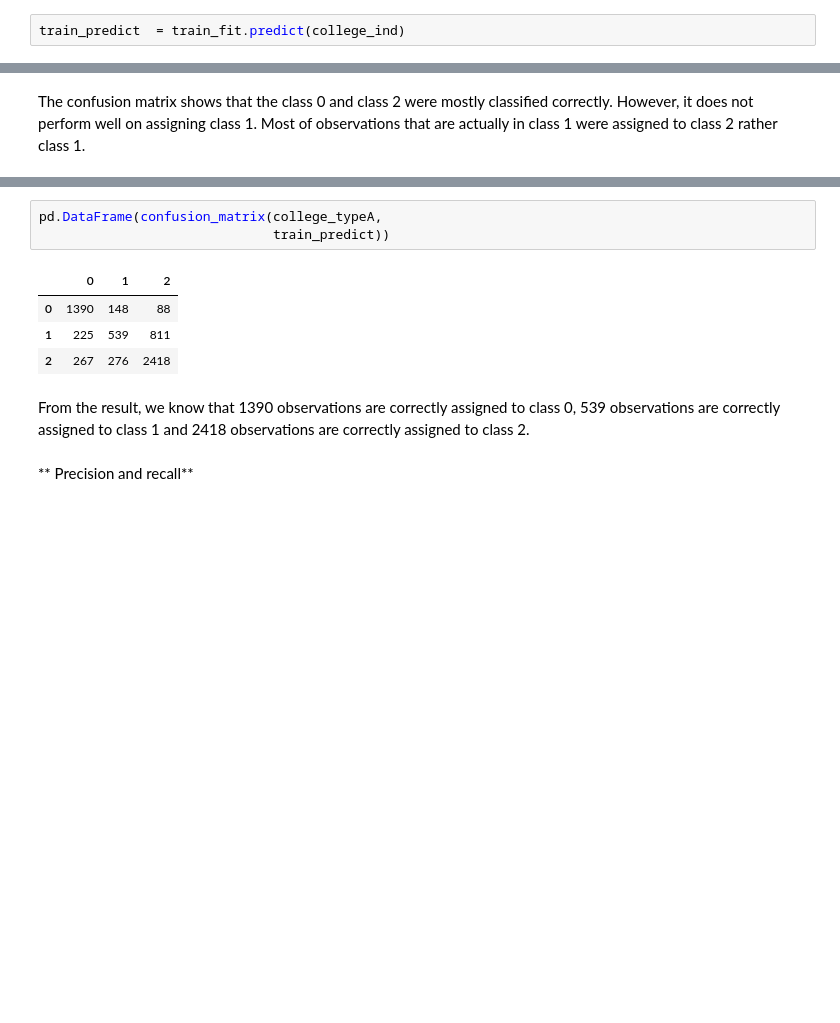
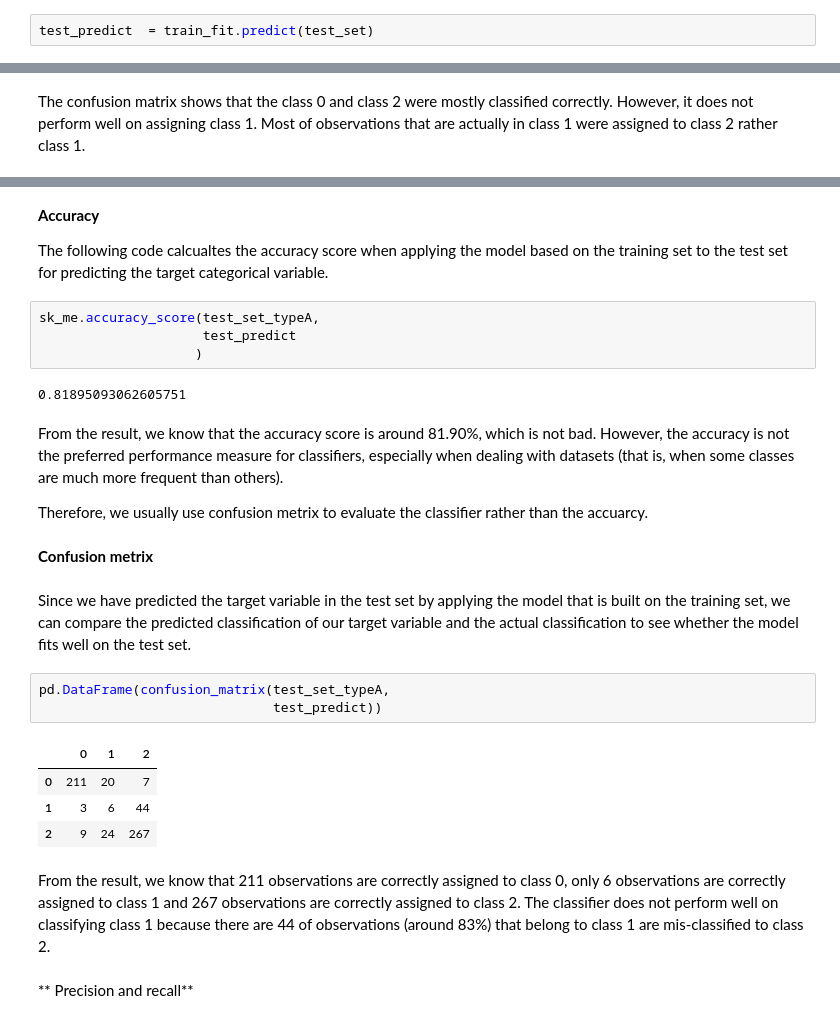
Before and after one commit to dorneliang/MA-755-Assignment-2, a Jupyter notebook: Assignment 2- Logistic Regression.ipynb, the cells around one changed output, grey strips where cells are left out. Saved outputs shown, nothing was run; the diff lists cells and outputs as text; blank space fills up the shorter version.

```diff
--- a/Assignment 2- Logistic Regression.ipynb
+++ b/Assignment 2- Logistic Regression.ipynb
@@ -459,7 +461,7 @@ train_fit = log_clf.fit(college_ind,
 # %% [markdown]
 Calculate the predictions, that is, the predicted y equals to the round values of predicted probability.
 # %%
-train_predict  = train_fit.predict(college_ind)
+test_predict  = train_fit.predict(test_set)
 # %% [markdown]
 Calculate the probabilities $\hat{p}$ by using the `predict_proba` method.
 # %%
@@ -493,13 +493,31 @@ The following code is to compare the actual classification and the predicted cla
+# %% [markdown]
+**Accuracy**
+
+The following code calcualtes the accuracy score when applying the model based on the training set to the test set for predicting the target categorical variable.
+# %%
+sk_me.accuracy_score(test_set_typeA,
+                     test_predict
+                    )
+# %% [output]
+0.81895093062605751
+# %% [markdown]
+From the result, we know that the accuracy score is around 81.90%, which is not bad. However, the accuracy is not the preferred performance measure for classifiers, especially when dealing with datasets (that is, when some classes are much more frequent than others).
+
+Therefore, we usually use confusion metrix to evaluate the classifier rather than the accuarcy.
+# %% [markdown]
+**Confusion metrix**
+# %% [markdown]
+Since we have predicted the target variable in the test set by applying the model that is built on the training set, we can compare the predicted classification of our target variable and the actual classification to see whether the model fits well on the test set.
 # %%
-pd.DataFrame(confusion_matrix(college_typeA,
-                              train_predict))
+pd.DataFrame(confusion_matrix(test_set_typeA,
+                              test_predict))
 # %% [output]
 |  | 0 | 1 | 2 |
-| 0 | 1390 | 148 | 88 |
-| 1 | 225 | 539 | 811 |
-| 2 | 267 | 276 | 2418 |
+| 0 | 211 | 20 | 7 |
+| 1 | 3 | 6 | 44 |
+| 2 | 9 | 24 | 267 |
 # %% [markdown]
-From the result, we know that 1390 observations are correctly assigned to class 0, 539 observations are correctly assigned to class 1 and 2418 observations are correctly assigned to class 2.
+From the result, we know that 211 observations are correctly assigned to class 0, only 6 observations are correctly assigned to class 1 and 267 observations are correctly assigned to class 2. The classifier does not perform well on classifying class 1 because there are 44 of observations (around 83%) that belong to class 1 are mis-classified to class 2.
 # %% [markdown]
 ** Precision and recall**
 # %% [markdown]
```
Also changed, not shown: parts of 31 cells of this notebook.
